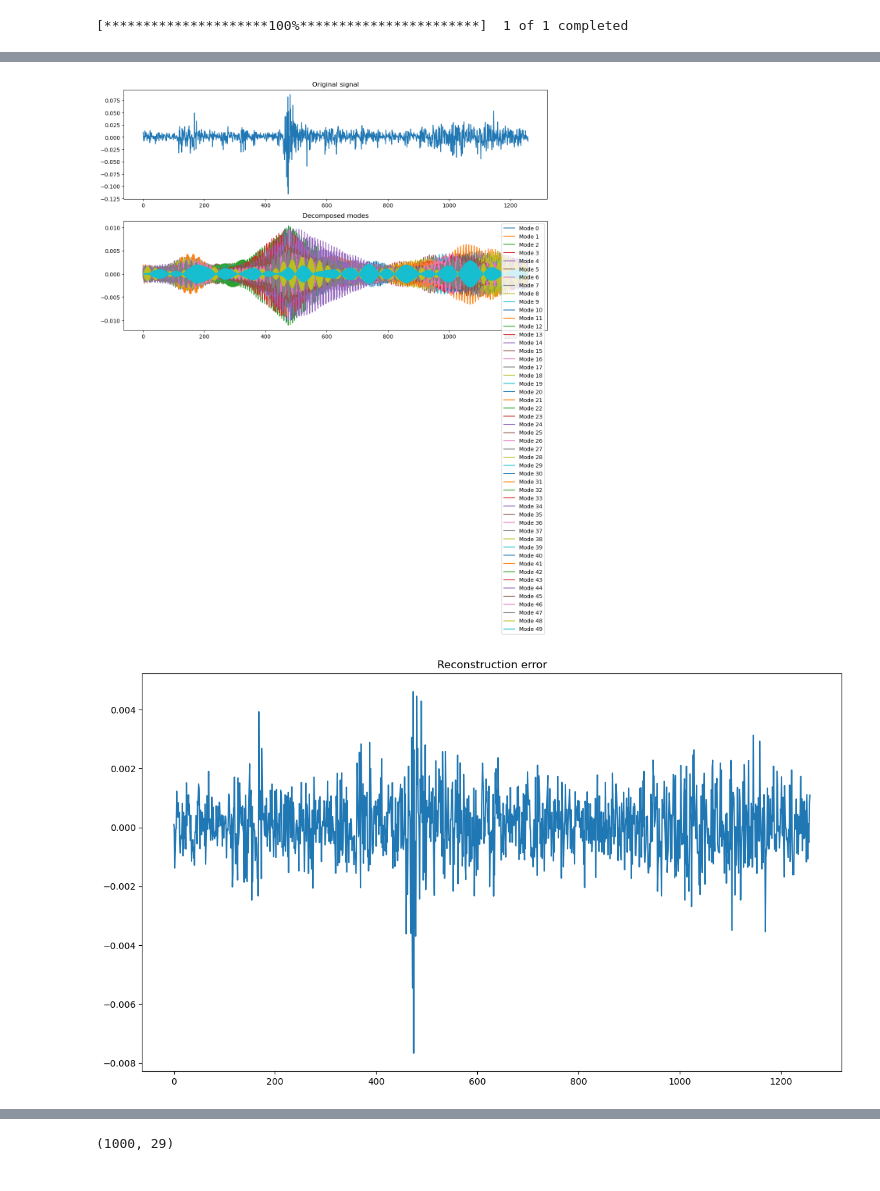
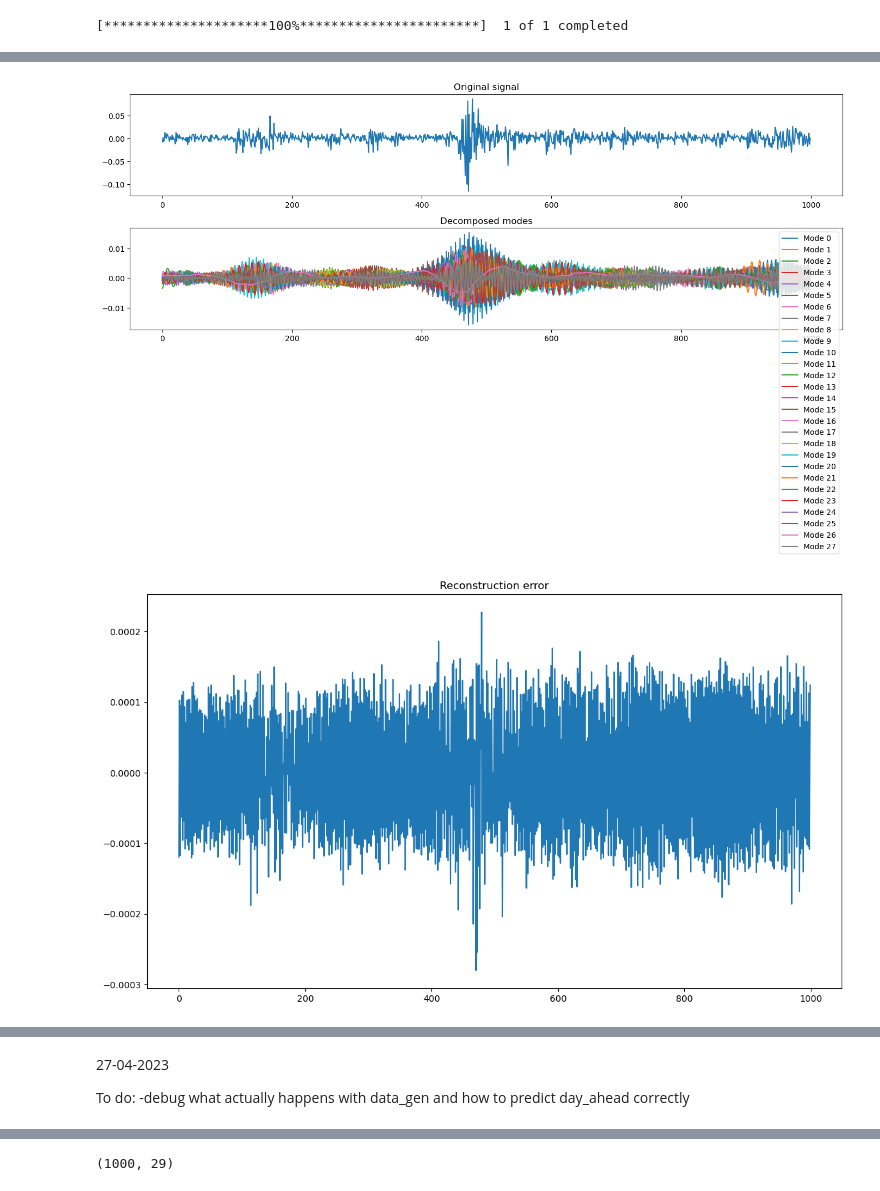
Before and after one commit to dminchev1/vmd-lstm, a Jupyter notebook: vmd_verify.ipynb, the cells around one changed output, grey strips where cells are left out. Drawn from its saved outputs; the diff is of its cells as text; code cells hidden in the pictures.

```diff
--- a/vmd_verify.ipynb
+++ b/vmd_verify.ipynb
@@ -115,10 +115,10 @@ class vmd_lstm:
             plt.tight_layout()
 
             plt.figure(figsize=(14,8))
-            plt.plot(y-reconstruct)
+            plt.plot(a-reconstruct)
             plt.title("Reconstruction error")
             plt.figure(figsize=(14,8))
-            plt.hist(y-reconstruct, bins='fd')
+            plt.hist(a-reconstruct, bins='fd')
 
         return modes.T, rmse, mape
 
@@ -182,6 +199,6 @@ y_total = spy_pct
 # %%
 y = y_total
-modes, _, _ = vmd_lstm.vmd(y, n_modes=50, alpha=15000, plot=True)
+modes, _, _ = vmd_lstm.vmd(y[:1000], n_modes=28, alpha=100, plot=True)
 # %% [output]
-[figure, old version]
+[figure, new version]
-[figure, old version]
+[figure, new version]
@@ -188,0 +206,5 @@ modes, _, _ = vmd_lstm.vmd(y, n_modes=50, alpha=15000, plot=True)
+# %% [markdown]
+27-04-2023
+
+To do:
+-debug what actually happens with data_gen and how to predict day_ahead correctly
```
Also changed, not shown: parts of 16 cells of this notebook.
